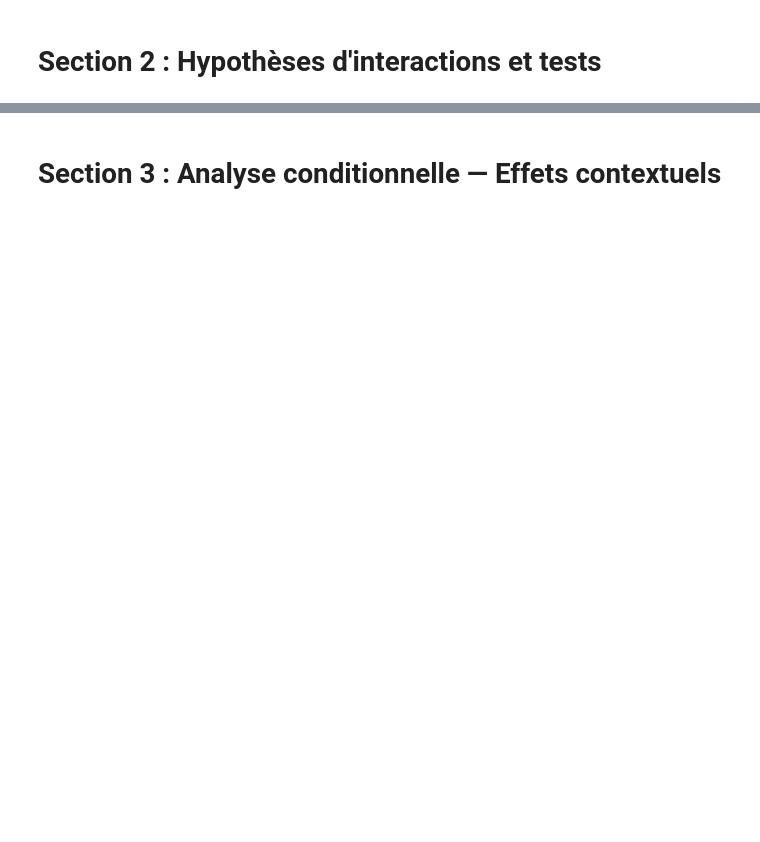
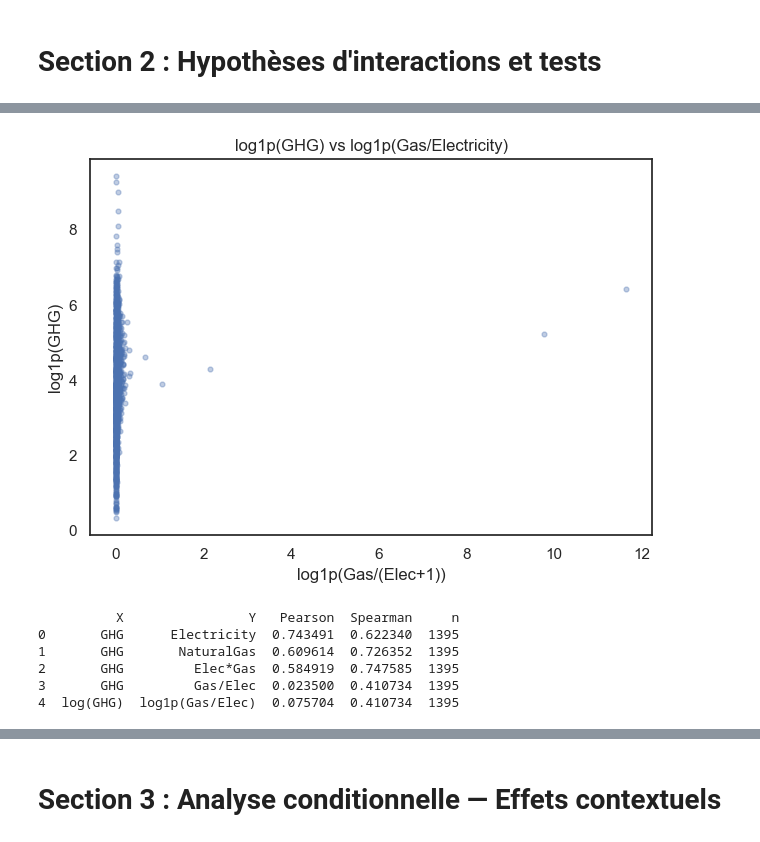
Before and after one commit to Ben10-som/ML-prediction-CO2, a Jupyter notebook: notebooks/04_multivariate_full_analysis.ipynb, the cells around one changed output, grey strips where cells are left out. Drawn from its saved outputs; the diff is of its cells as text; code cells hidden in the pictures; blank space fills up the shorter version.

```diff
--- a/notebooks/04_multivariate_full_analysis.ipynb
+++ b/notebooks/04_multivariate_full_analysis.ipynb
@@ -362,0 +303,39 @@ Au vu de ces résultats, voici les orientations pour la phase de Machine Learnin
+# %%
+# ---- colonnes
+GHG = "TotalGHGEmissions"
+ELEC = "Electricity(kWh)"         # ou une version kBtu déjà convertie
+GAS  = "NaturalGas(therms)"       # ou kBtu
+
+df3 = df.copy()
+df3 = df3.dropna(subset=[GHG, ELEC, GAS])
+df3 = df3[(df3[GHG] >= 0) & (df3[ELEC] >= 0) & (df3[GAS] >= 0)]
+
+# Produit (attention: dépend des unités)
+df3["Energy_Mix_Product"] = df3[ELEC] * df3[GAS]
+
+# Ratio (plus interprétable)
+df3["Gas_Electricity_Ratio"] = df3[GAS] / (df3[ELEC] + 1)
+
+scatter_xy(
+    x=np.log1p(df3["Gas_Electricity_Ratio"]),
+    y=np.log1p(df3[GHG]),
+    title="log1p(GHG) vs log1p(Gas/Electricity)",
+    xlabel="log1p(Gas/(Elec+1))",
+    ylabel="log1p(GHG)"
+)
+
+res = []
+res.append({"X":"GHG", "Y":"Electricity", **corr_pair(df3[GHG], df3[ELEC])})
+res.append({"X":"GHG", "Y":"NaturalGas", **corr_pair(df3[GHG], df3[GAS])})
+res.append({"X":"GHG", "Y":"Elec*Gas", **corr_pair(df3[GHG], df3["Energy_Mix_Product"])})
+res.append({"X":"GHG", "Y":"Gas/Elec", **corr_pair(df3[GHG], df3["Gas_Electricity_Ratio"])})
+res.append({"X":"log(GHG)", "Y":"log1p(Gas/Elec)", **corr_pair(np.log1p(df3[GHG]), np.log1p(df3["Gas_Electricity_Ratio"]))})
+print(pd.DataFrame(res))
+# %% [output]
+[figure, added]
+          X                Y   Pearson  Spearman     n
+0       GHG      Electricity  0.743491  0.622340  1395
+1       GHG       NaturalGas  0.609614  0.726352  1395
+2       GHG         Elec*Gas  0.584919  0.747585  1395
+3       GHG         Gas/Elec  0.023500  0.410734  1395
+4  log(GHG)  log1p(Gas/Elec)  0.075704  0.410734  1395
```
Also changed, not shown: parts of 59 cells of this notebook, 1 other file.
